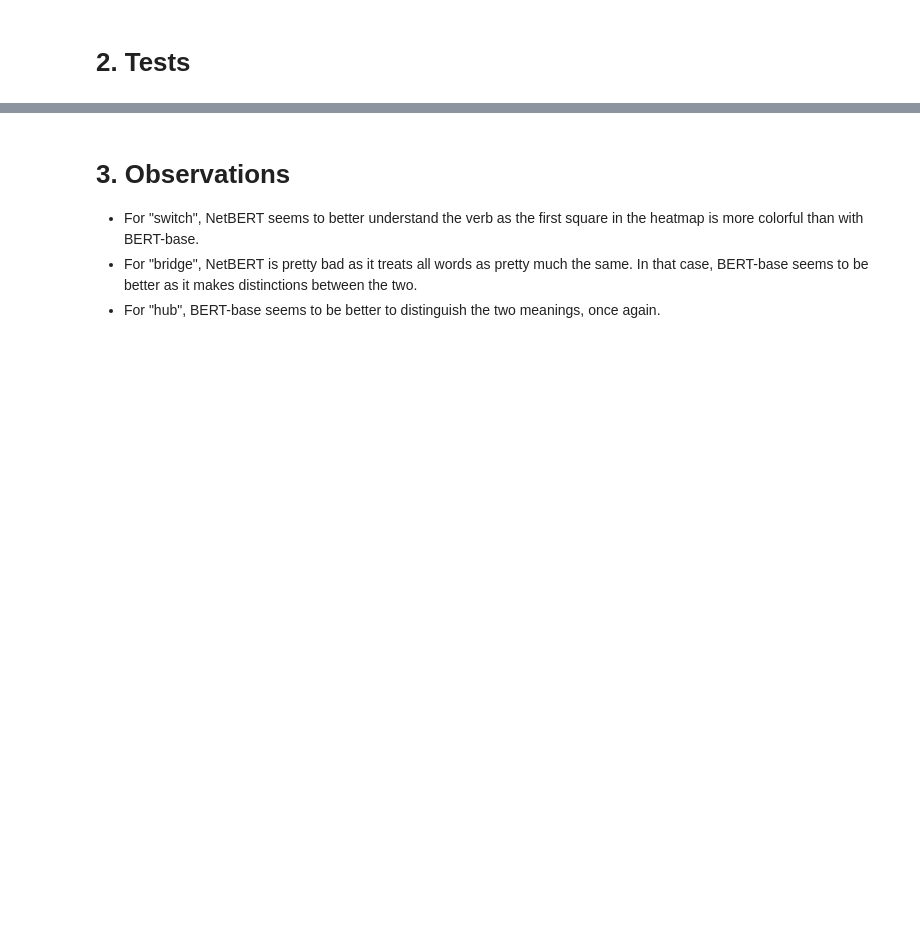
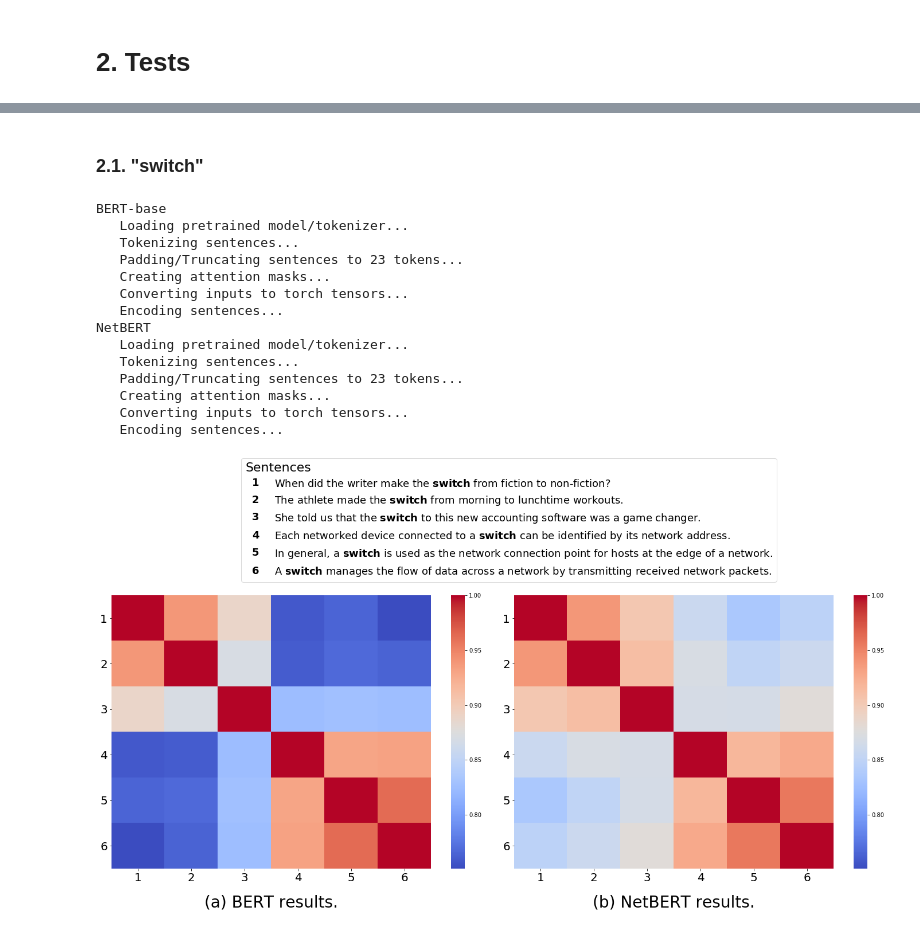
Before and after one commit to ant-louis/netbert, a Jupyter notebook: intrinsic_evaluation/word_similarities.ipynb, the cells around one changed output, grey strips where cells are left out. Saved outputs shown, nothing was run; the diff lists cells and outputs as text; code cells hidden in the pictures; blank space fills up the shorter version.

```diff
--- a/intrinsic_evaluation/word_similarities.ipynb
+++ b/intrinsic_evaluation/word_similarities.ipynb
@@ -285,6 +202,41 @@ NetBERT
-# %% [markdown]
-# 3. Observations
-
-- For "switch", NetBERT seems to better understand the verb as the first square in the heatmap is more colorful than with BERT-base.
-- For "bridge", NetBERT is pretty bad as it treats all words as pretty much the same. In that case, BERT-base seems to be better as it makes distinctions between the two.
-- For "hub", BERT-base seems to be better to distinguish the two meanings, once again.
+# %% [markdown]
+### 2.1. "switch"
+# %%
+word_of_interest = 'switch'
+sentences = ["When did the writer make the switch from fiction to non-fiction?",
+             "The athlete made the switch from morning to lunchtime workouts.",
+             "She told us that the switch to this new accounting software was a game changer.",
+             #"Because the switch acts as the network proxy, the authentication service is transparent to the client.",
+             #"Multiple data cables are plugged into a switch to enable communication between different networked devices.",
+             "Each networked device connected to a switch can be identified by its network address.",
+             #"An Ethernet switch operates at the data link layer (layer 2) of the OSI model.",
+             #"You should disconnect the Ethernet cable from the switch port.",
+             #"A switch operating as a network bridge may interconnect devices in a home or office.",
+             #"A network switch forwards data only to the devices that need to receive it.",
+             #"The network switch plays an integral role in most modern Ethernet local area networks.",
+             "In general, a switch is used as the network connection point for hosts at the edge of a network.",
+             "A switch manages the flow of data across a network by transmitting received network packets.",
+             #"The switch supports up to 16 simultaneous Telnet sessions.",
+             #"Through port mirroring, a switch can create a mirror image of data that can go to an external device.",
+             #"For each VLAN, the switch with the lowest bridge ID becomes the root for that VLAN.",
+             #"A switch can be in only one VTP domain.",
+             #"The core function of an Ethernet switch is to provide multiport layer-2 bridging.",
+             #"A switch normally supports different data rates simultaneously.",
+            ]
+run(sentences, word_of_interest)
+# %% [output]
+BERT-base
+   Loading pretrained model/tokenizer...
+   Tokenizing sentences...
+   Padding/Truncating sentences to 23 tokens...
+   Creating attention masks...
+   Converting inputs to torch tensors...
+   Encoding sentences...
+NetBERT
+   Loading pretrained model/tokenizer...
+   Tokenizing sentences...
+   Padding/Truncating sentences to 23 tokens...
+   Creating attention masks...
+   Converting inputs to torch tensors...
+   Encoding sentences...
+[figure, added]
```
Also changed, not shown: parts of 12 cells of this notebook, 9 other files.
